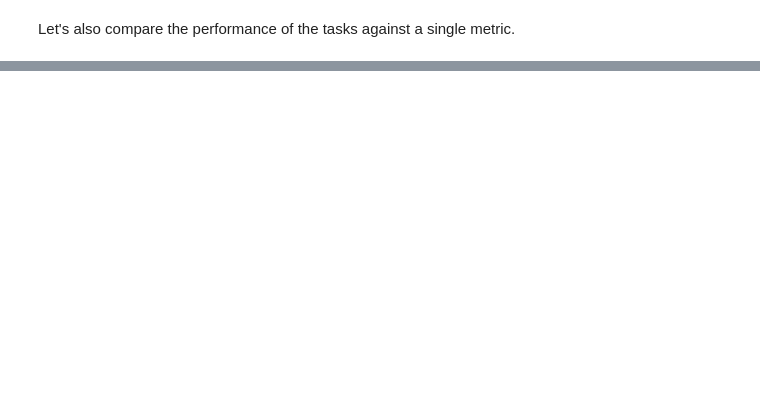
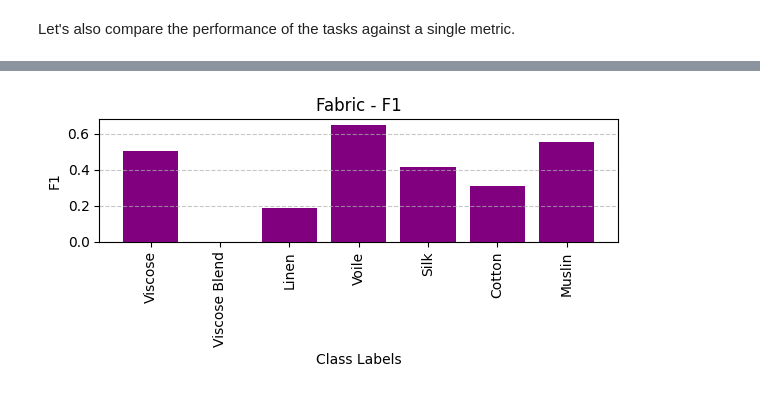
Before and after one commit to asifbd/final_repo, a Jupyter notebook: notebooks/training_mtl_resnet_baseline.ipynb, the cells around one changed output, grey strips where cells are left out. Drawn from its saved outputs; the diff is of its cells as text; code cells hidden in the pictures; blank space fills up the shorter version.

```diff
--- a/notebooks/training_mtl_resnet_baseline.ipynb
+++ b/notebooks/training_mtl_resnet_baseline.ipynb
@@ -485,0 +533,11 @@ pd.DataFrame.from_dict(metrics, orient='index').T.round(2)
+# %%
+best_epoch_index = history['best_epoch']
+print(f"Best epoch: Epoch {best_epoch_index + 1}")
+
+metrics = history['val_metrics'][best_epoch_index]
+
+# Separate out classwise_metrics from each task metrics, makes easy to view taskwise metrics
+task_metrics = {task: {k: v for k, v in metrics[task].items() if k != 'classwise_metrics'} for task in metrics}
+classwise_metrics = {task: metrics[task]['classwise_metrics'] for task in metrics}
+
+pd.DataFrame.from_dict(task_metrics, orient='index').T.round(2)
@@ -485,0 +555,7 @@ pd.DataFrame.from_dict(metrics, orient='index').T.round(2)
+# %%
+def get_classwise_metric(classwise_metrics, task_name, metric_name):
+	"""Returns a dictionary of class labels and corresponding metric value."""
+
+	return {class_label: class_metrics[metric_name] for class_label, class_metrics in classwise_metrics[task_name].items()}
+
+get_classwise_metric(classwise_metrics, 'fabric', 'precision')
@@ -485,0 +570,18 @@ pd.DataFrame.from_dict(metrics, orient='index').T.round(2)
+# %%
+def plot_classwise_metric(classwise_metric, task_name='task', metric_name='metric', color='purple'):
+	"""Plots the classwise metric for a given task."""
+
+	plt.figure(figsize=(6, 3))
+	plt.bar(classwise_metric.keys(), classwise_metric.values(), color=color)
+	plt.title(f'{task_name.capitalize()} - {metric_name.capitalize()}')
+	plt.xlabel('Class Labels')
+	plt.ylabel(metric_name.capitalize())
+	plt.xticks(rotation=90)
+	plt.grid(axis='y', linestyle='--', alpha=0.7)
+	plt.tight_layout()
+	plt.show()
+
+fabric_class_f1 = get_classwise_metric(classwise_metrics, 'fabric', 'f1')
+plot_classwise_metric(fabric_class_f1, 'fabric', 'f1')
+# %% [output]
+[figure, added]
```
Also changed, not shown: parts of 27 cells of this notebook, 3 other files.
